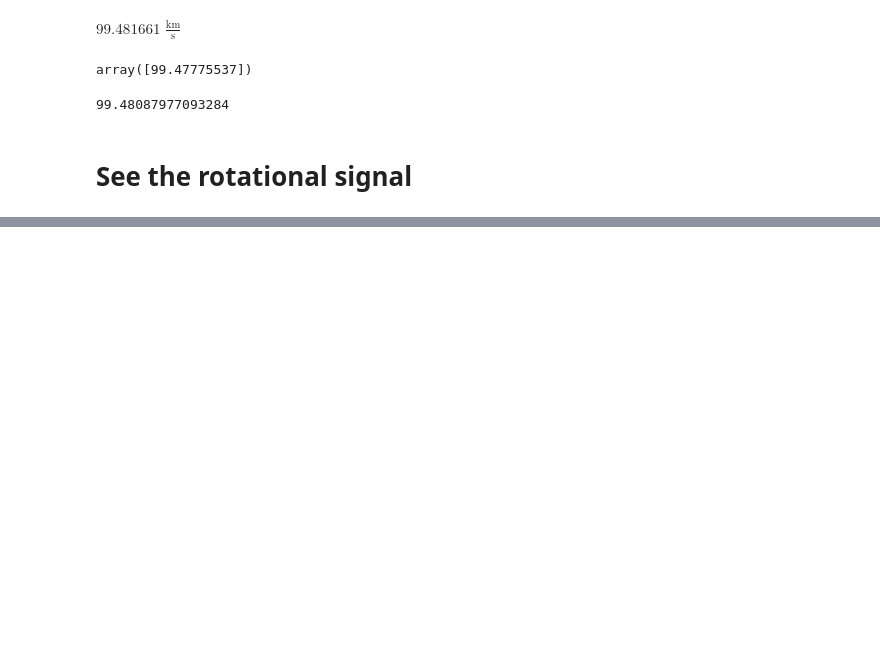
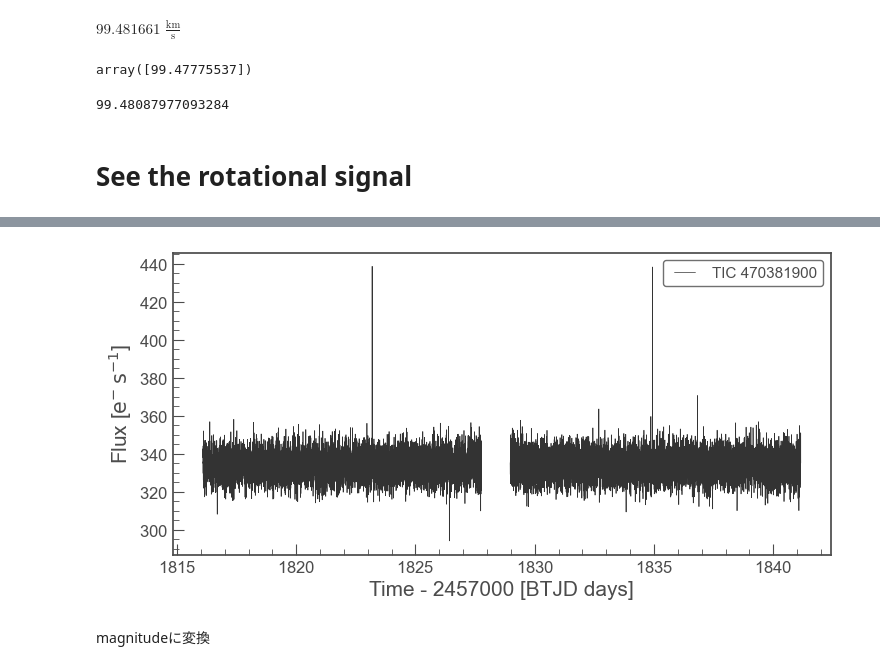
Before and after one commit to jpdeleon/toi1696, a Jupyter notebook: notebooks/rotation & orbital period.ipynb, the cells around one changed output, grey strips where cells are left out. Saved outputs shown, nothing was run; the diff lists cells and outputs as text; code cells hidden in the pictures; blank space fills up the shorter version.

```diff
--- a/notebooks/rotation & orbital period.ipynb
+++ b/notebooks/rotation & orbital period.ipynb
@@ -62,0 +89,3 @@ ImportError: cannot import name 'MetaAttribute'
+# %%
+search_result = lk.search_lightcurve('TIC 470381900')
+search_result
@@ -62,0 +98,3 @@ ImportError: cannot import name 'MetaAttribute'
+# %%
+lc=search_result[0].download()
+lc
@@ -62,0 +122,6 @@ ImportError: cannot import name 'MetaAttribute'
+# %%
+lc.plot();
+# %% [output]
+[figure, added]
+# %% [markdown]
+magnitudeに変換
```
Also changed, not shown: parts of 16 cells of this notebook.
